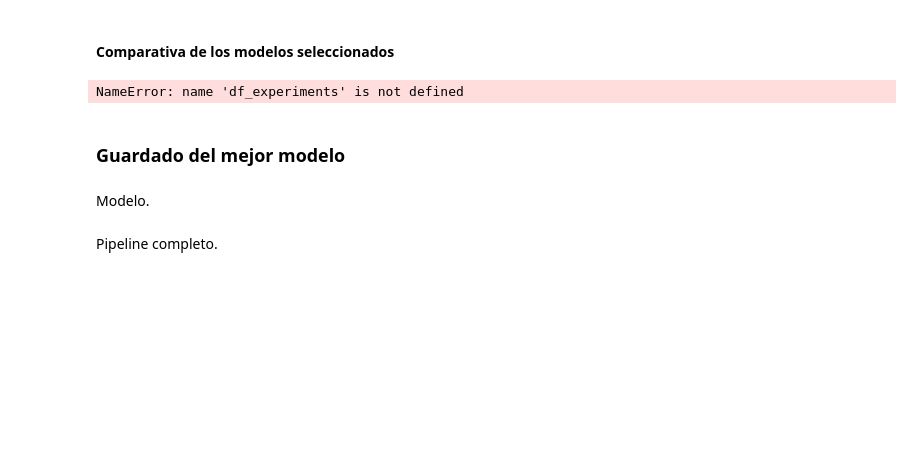
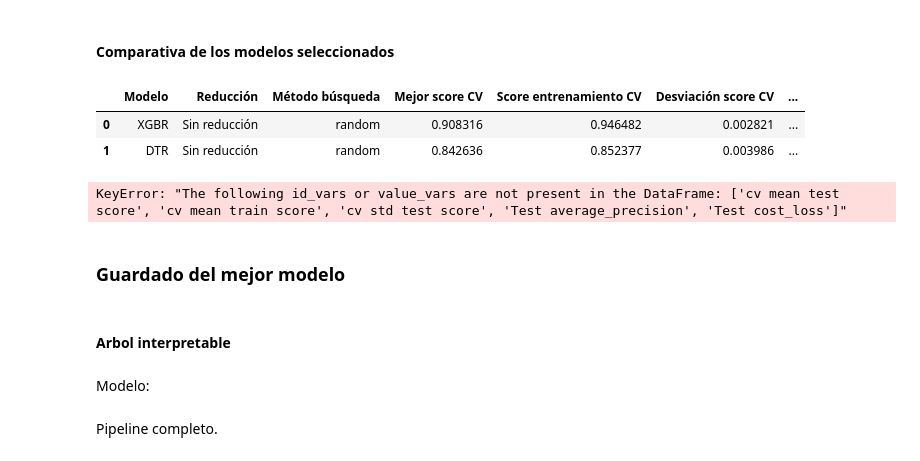
Before and after one commit to ianCristianAriel/2026-forecasting-ventas, a Jupyter notebook: notebooks/3_machine_learning.ipynb, the cells around one changed output. Drawn from its saved outputs; the diff is of its cells as text; code cells hidden in the pictures; blank space fills up the shorter version.

```diff
--- a/notebooks/3_machine_learning.ipynb
+++ b/notebooks/3_machine_learning.ipynb
@@ -607,12 +631,18 @@ df_experiments
+# %%
+results
+# %% [output]
+|  | Modelo | Reducción | Método búsqueda | Mejor score CV | Score entrenamiento CV | Desviación score CV | ... |
+| 0 | XGBR | Sin reducción | random | 0.908316 | 0.946482 | 0.002821 | ... |
+| 1 | DTR | Sin reducción | random | 0.842636 | 0.852377 | 0.003986 | ... |
 # %%
-df_experiments_filtrado = df_experiments[
-    (df_experiments['Modelo'].isin(['DTR', 'XGBR'])) &
-    (df_experiments['Reducción'] == 'Sin reducción')
+results_filtrado = results[
+    (results['Modelo'].isin(['DTR', 'XGBR'])) &
+    (results['Reducción'] == 'Sin reducción')
 ]
 
 metricas = ['cv mean test score', 'cv mean train score', 'cv std test score', 'Test average_precision', 'Test cost_loss']
 
-df_largo = df_experiments_filtrado.melt(
+df_largo = results_filtrado.melt(
     id_vars=['Modelo'],
     value_vars=metricas,
     var_name='Métrica',
@@ -635,10 +665,12 @@ plt.legend(title='Modelo')
 plt.tight_layout()
 plt.show()
 # %% [output]
-NameError: name 'df_experiments' is not defined
+KeyError: "The following id_vars or value_vars are not present in the DataFrame: ['cv mean test score', 'cv mean train score', 'cv std test score', 'Test average_precision', 'Test cost_loss']"
 # %% [markdown]
 ### Guardado del mejor modelo
+# %% [markdown]
+#### Arbol interpretable
 # %% [markdown]
-Modelo.
+Modelo:
 # %%
 # Guardar el modelo entrenado en un archivo .pkl
```
Also changed, not shown: parts of 68 cells of this notebook, 1 other file.
